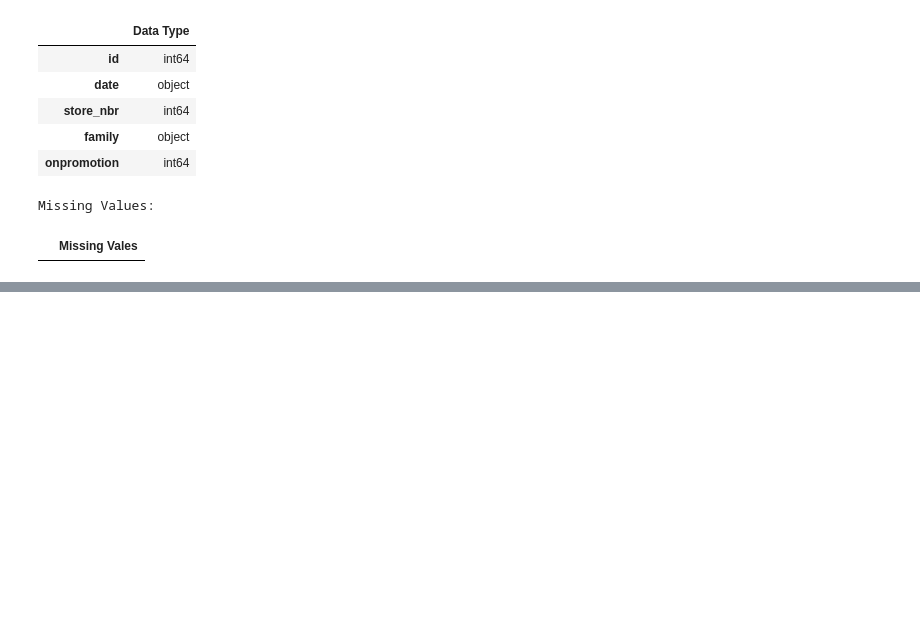
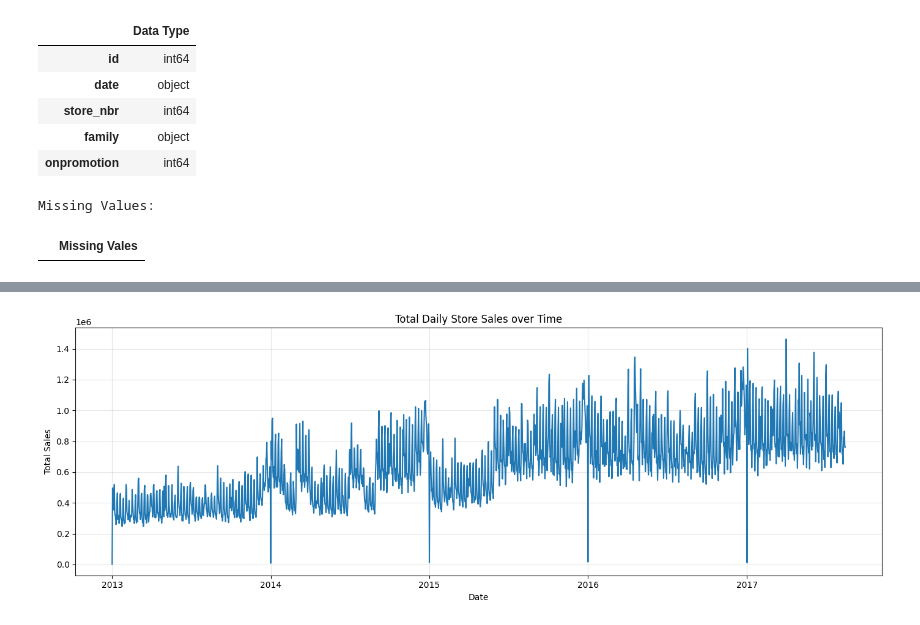
Before and after one commit to clia7/Store_Sales_Analysis, a Jupyter notebook: store-sales-competition.ipynb, the cells around one changed output, grey strips where cells are left out. Saved outputs shown, nothing was run; the diff lists cells and outputs as text; code cells hidden in the pictures; blank space fills up the shorter version.

```diff
--- a/store-sales-competition.ipynb
+++ b/store-sales-competition.ipynb
@@ -84,0 +115,13 @@ for df in dataframes.values():
+# %%
+# Sales Distribution over time
+daily_sales = dataframes['train'].groupby('date')['sales'].sum()
+plt.figure(figsize=(14, 5))
+plt.plot(daily_sales.index, daily_sales.values)
+plt.title('Total Daily Store Sales over Time')
+plt.xlabel('Date')
+plt.ylabel('Total Sales')
+plt.grid(alpha=0.3)
+plt.tight_layout()
+plt.show()
+# %% [output]
+[figure, added]
```
Also changed, not shown: parts of 4 cells of this notebook.
